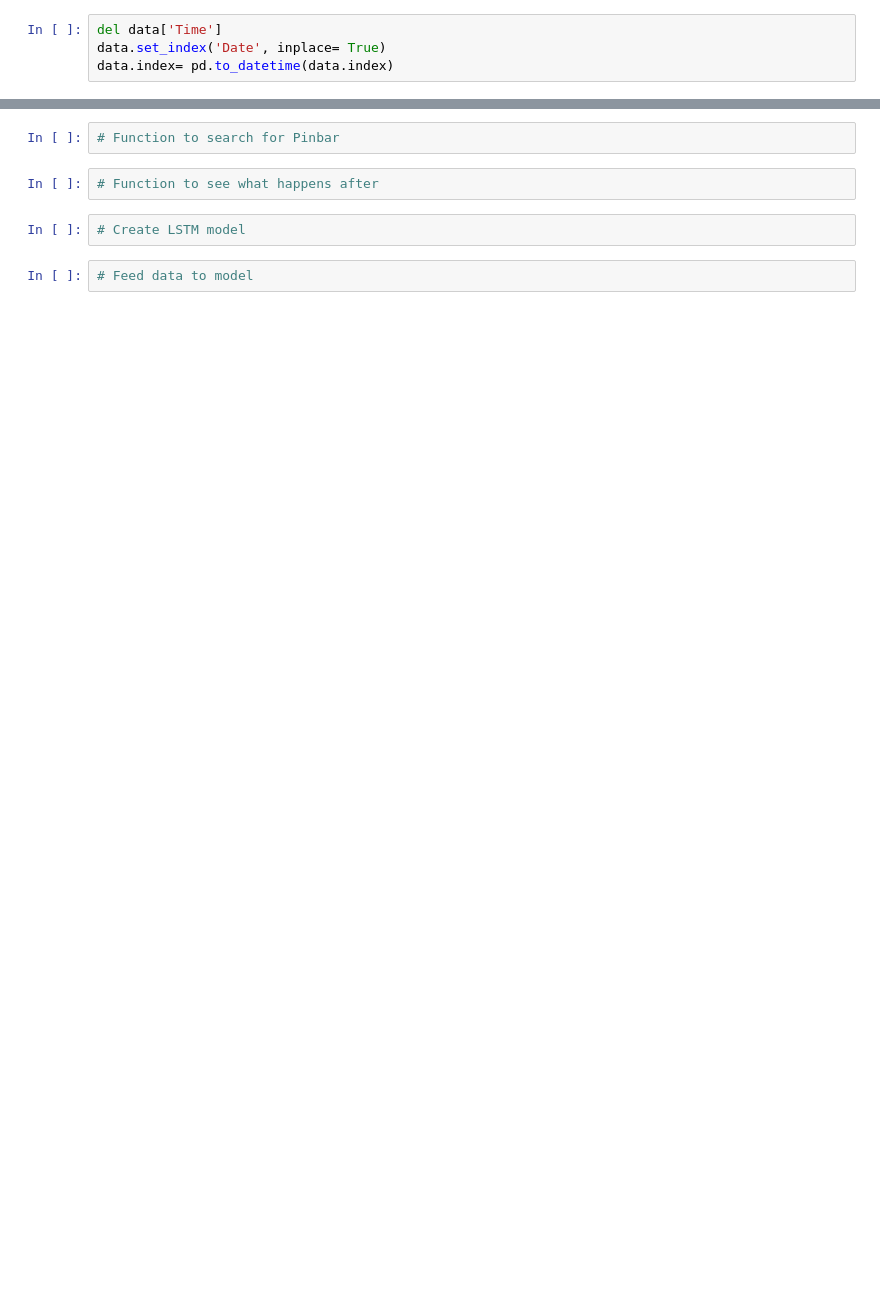
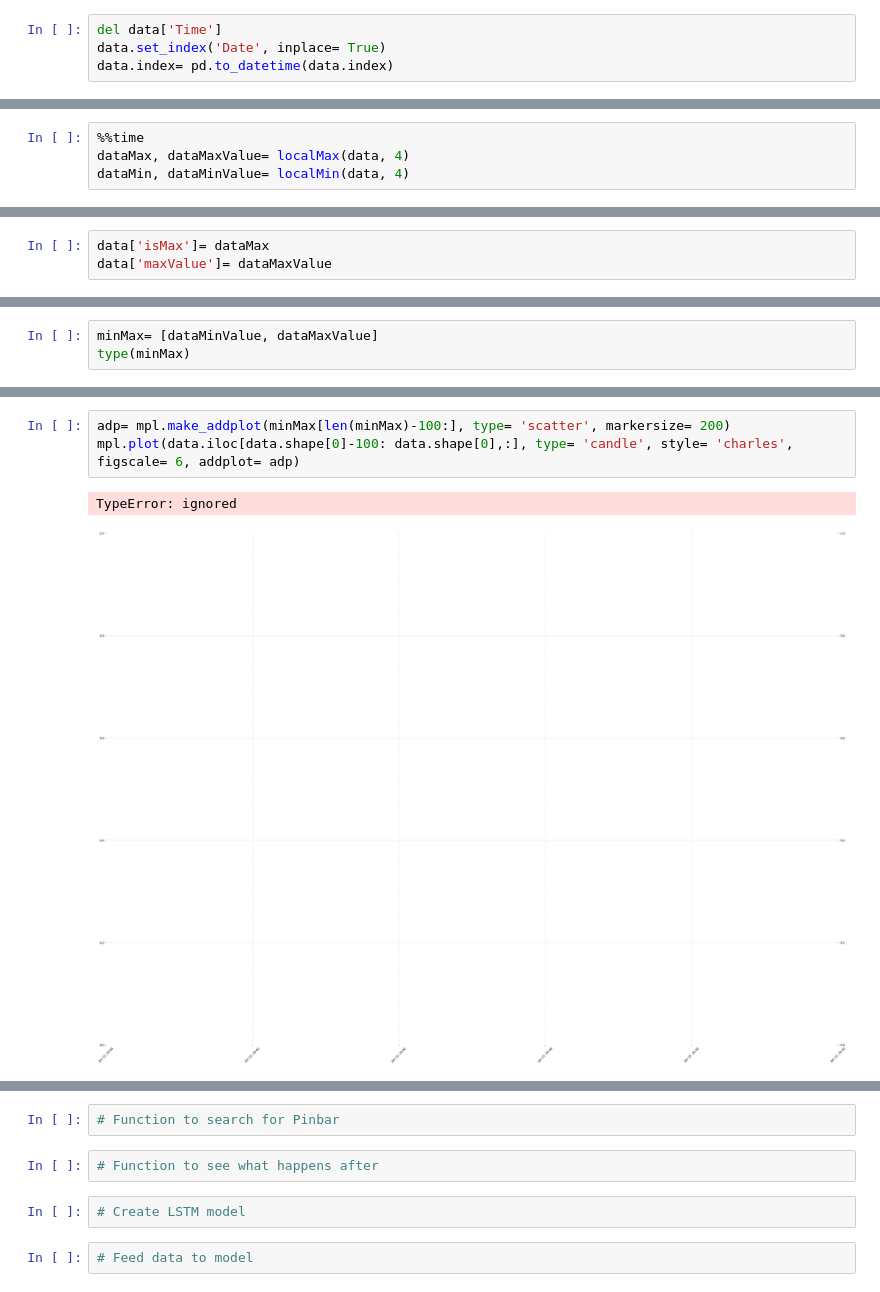
Before and after one commit to Mehrnoushhk/DeepLearning, a Jupyter notebook: PinAI.ipynb, the cells around one changed output, grey strips where cells are left out. Cells and saved outputs as stored; diff of their text form; blank space fills up the shorter version.

```diff
--- a/PinAI.ipynb
+++ b/PinAI.ipynb
@@ -67,0 +109,4 @@ Successfully installed mplfinance-0.12.3a3
+# %%
+%%time
+dataMax, dataMaxValue= localMax(data, 4)
+dataMin, dataMinValue= localMin(data, 4)
@@ -67,0 +116,3 @@ Successfully installed mplfinance-0.12.3a3
+# %%
+data['isMax']= dataMax
+data['maxValue']= dataMaxValue
@@ -67,0 +125,3 @@ Successfully installed mplfinance-0.12.3a3
+# %%
+minMax= [dataMinValue, dataMaxValue]
+type(minMax)
@@ -67,0 +150,6 @@ Successfully installed mplfinance-0.12.3a3
+# %%
+adp= mpl.make_addplot(minMax[len(minMax)-100:], type= 'scatter', markersize= 200)
+mpl.plot(data.iloc[data.shape[0]-100: data.shape[0],:], type= 'candle', style= 'charles', figscale= 6, addplot= adp)
+# %% [output]
+TypeError: ignored
+[figure, added]
```
Also changed, not shown: parts of 16 cells of this notebook.
